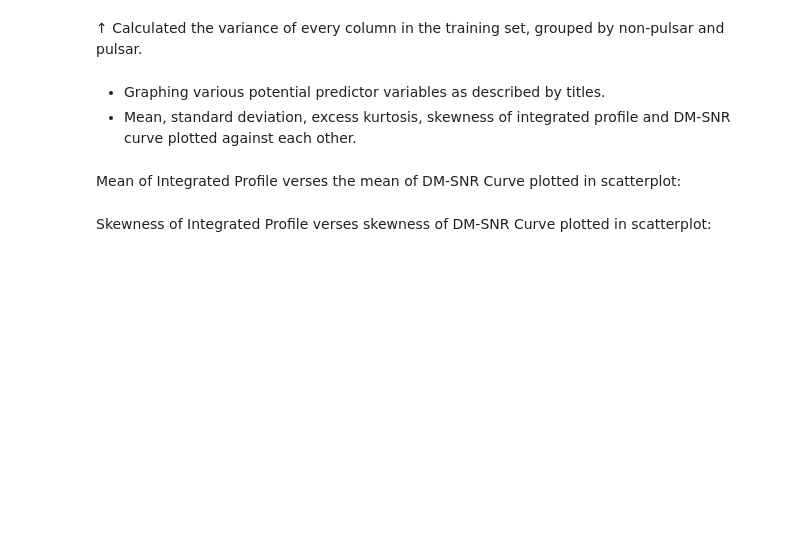
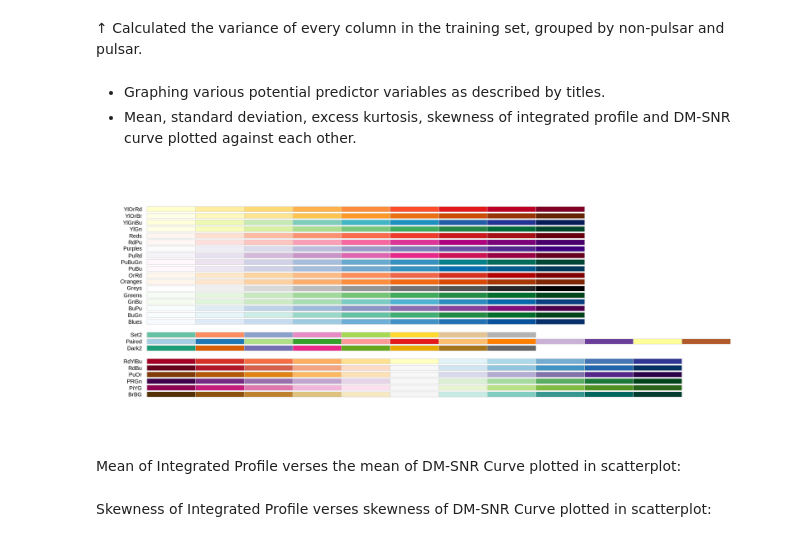
Before and after one commit to rosalieytz/dsci-100-2023w2-group10, a Jupyter notebook: report.ipynb, the cells around one changed output. Cells and saved outputs as stored; diff of their text form; code cells hidden in the pictures; blank space fills up the shorter version.

```diff
--- a/report.ipynb
+++ b/report.ipynb
@@ -172,6 +159,11 @@ A tibble: 2 × 9
 # %% [markdown]
 - Graphing various potential predictor variables as described by titles.
 - Mean, standard deviation, excess kurtosis, skewness of integrated profile and DM-SNR curve plotted against each other.
+# %%
+library(RColorBrewer)
+display.brewer.all(colorblindFriendly = T)
+# %% [output]
+[figure, added]
 # %% [markdown]
 Mean of Integrated Profile verses the mean of DM-SNR Curve plotted in scatterplot:
 # %%
```
Also changed, not shown: parts of 8 cells of this notebook.
